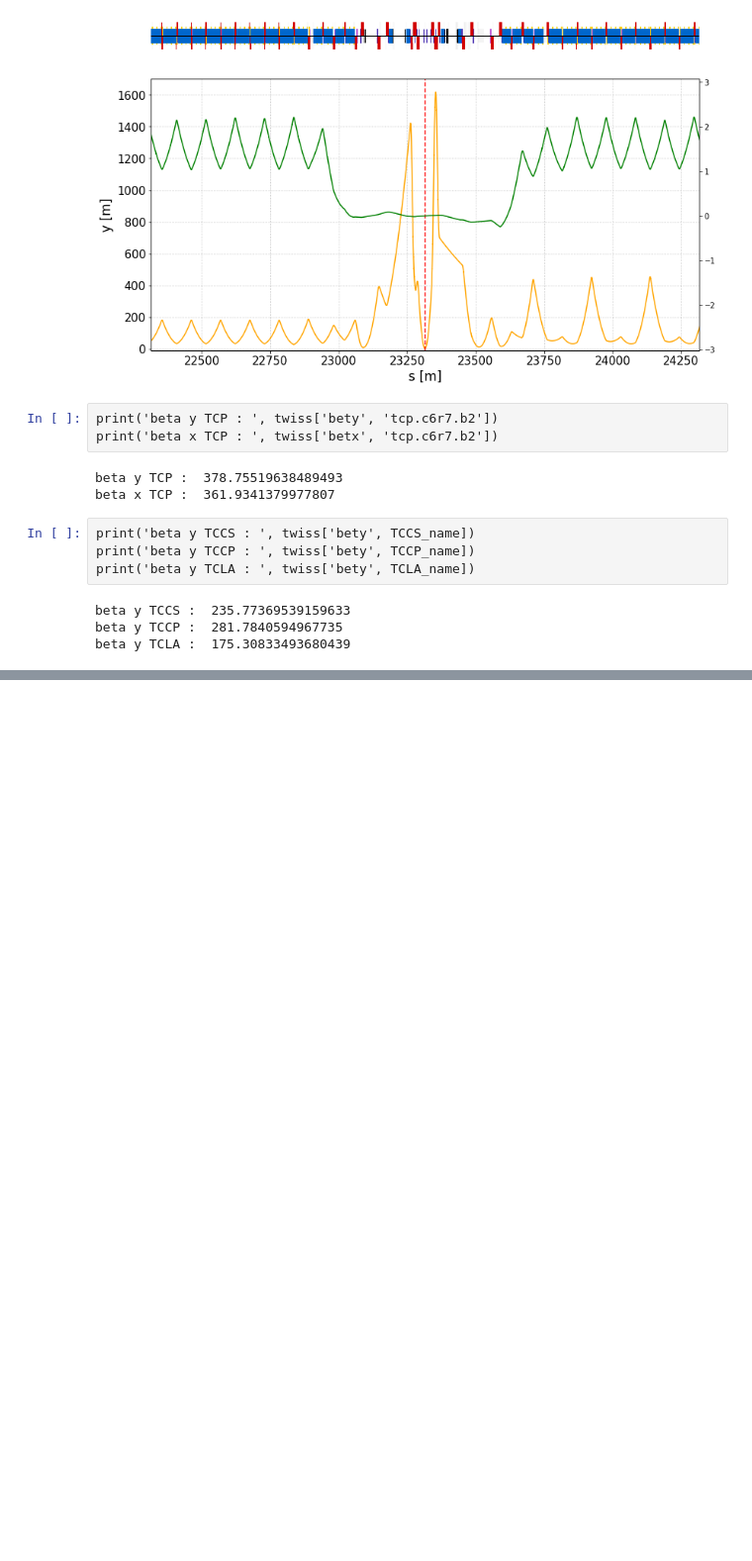
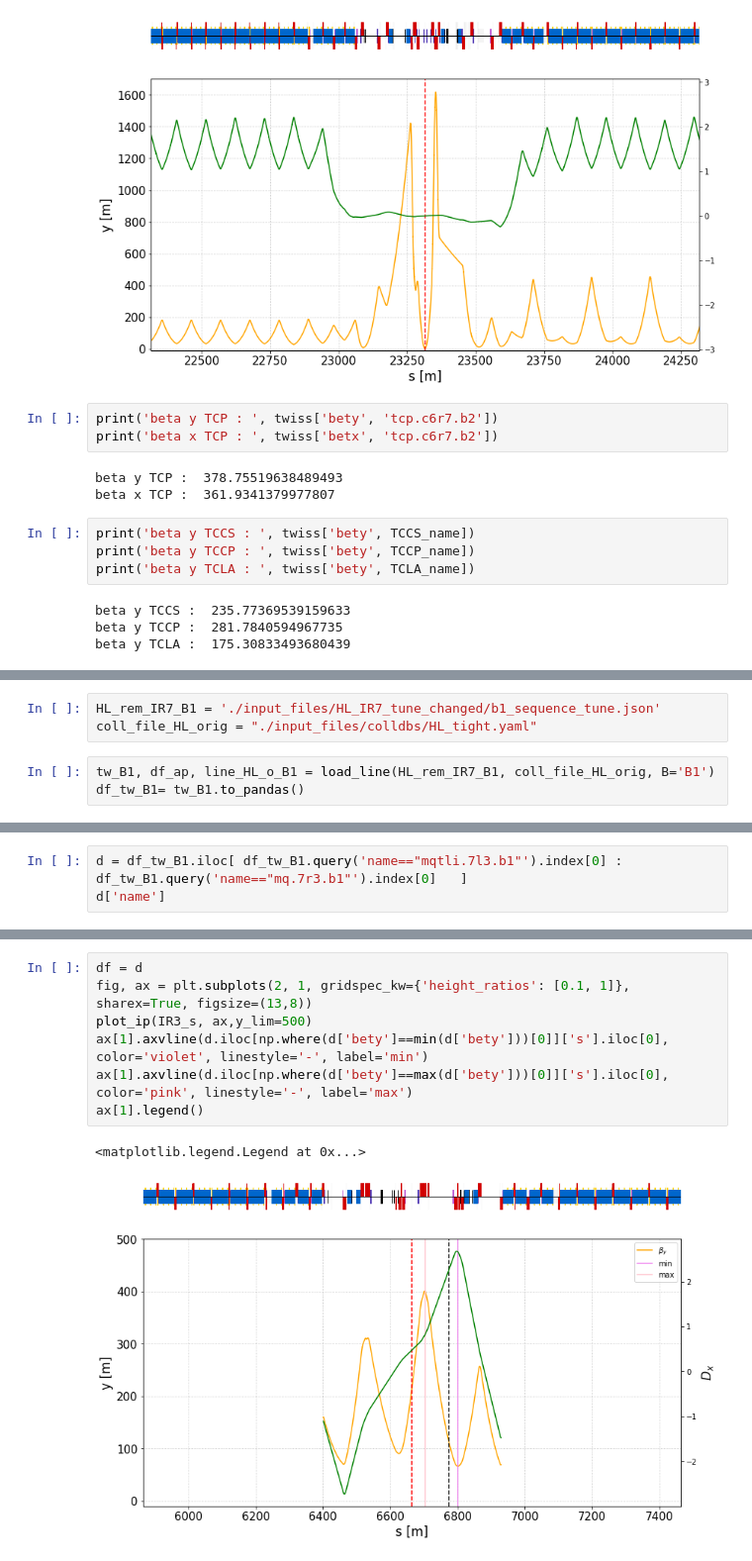
Before and after one commit to chiaramaccani/two_cryst_sim, a Jupyter notebook: Inspect_line.ipynb, the cells around one changed output, grey strips where cells are left out. Shown at 99% size. Cells and saved outputs as stored; diff of their text form; blank space fills up the shorter version.

```diff
--- a/Inspect_line.ipynb
+++ b/Inspect_line.ipynb
@@ -692,0 +803,6 @@ beta y TCLA :  175.30833493680439
+# %%
+HL_rem_IR7_B1 = './input_files/HL_IR7_tune_changed/b1_sequence_tune.json'
+coll_file_HL_orig = "./input_files/colldbs/HL_tight.yaml"
+# %%
+tw_B1, df_ap, line_HL_o_B1 = load_line(HL_rem_IR7_B1, coll_file_HL_orig, B='B1')
+df_tw_B1= tw_B1.to_pandas()
@@ -692,0 +829,3 @@ beta y TCLA :  175.30833493680439
+# %%
+d = df_tw_B1.iloc[ df_tw_B1.query('name=="mqtli.7l3.b1"').index[0] : df_tw_B1.query('name=="mq.7r3.b1"').index[0]   ]
+d['name']
@@ -692,0 +845,10 @@ beta y TCLA :  175.30833493680439
+# %%
+df = d
+fig, ax = plt.subplots(2, 1, gridspec_kw={'height_ratios': [0.1, 1]}, sharex=True, figsize=(13,8))
+plot_ip(IR3_s, ax,y_lim=500)
+ax[1].axvline(d.iloc[np.where(d['bety']==min(d['bety']))[0]]['s'].iloc[0], color='violet', linestyle='-', label='min')
+ax[1].axvline(d.iloc[np.where(d['bety']==max(d['bety']))[0]]['s'].iloc[0], color='pink', linestyle='-', label='max')
+ax[1].legend()
+# %% [output]
+<matplotlib.legend.Legend at 0x...>
+[figure, added]
```
Also changed, not shown: parts of 30 cells of this notebook, 39 other files.
